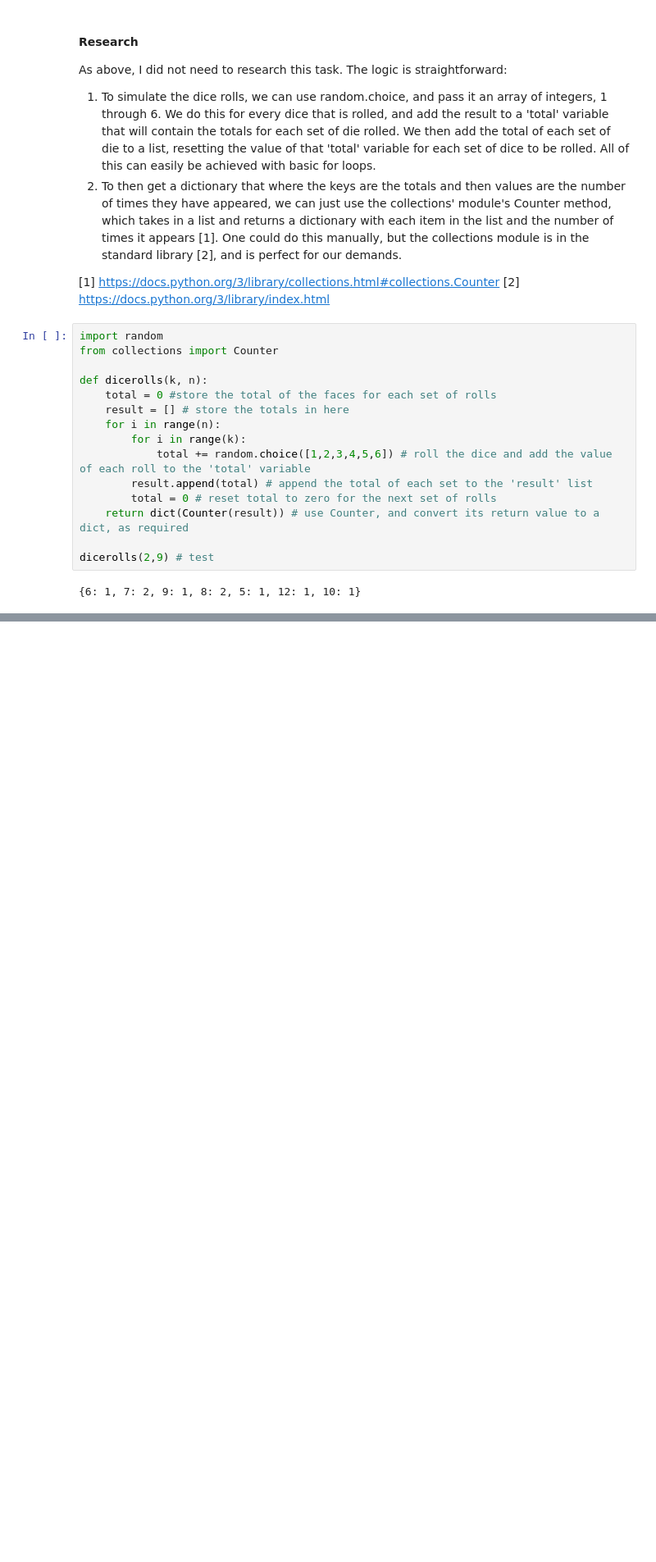
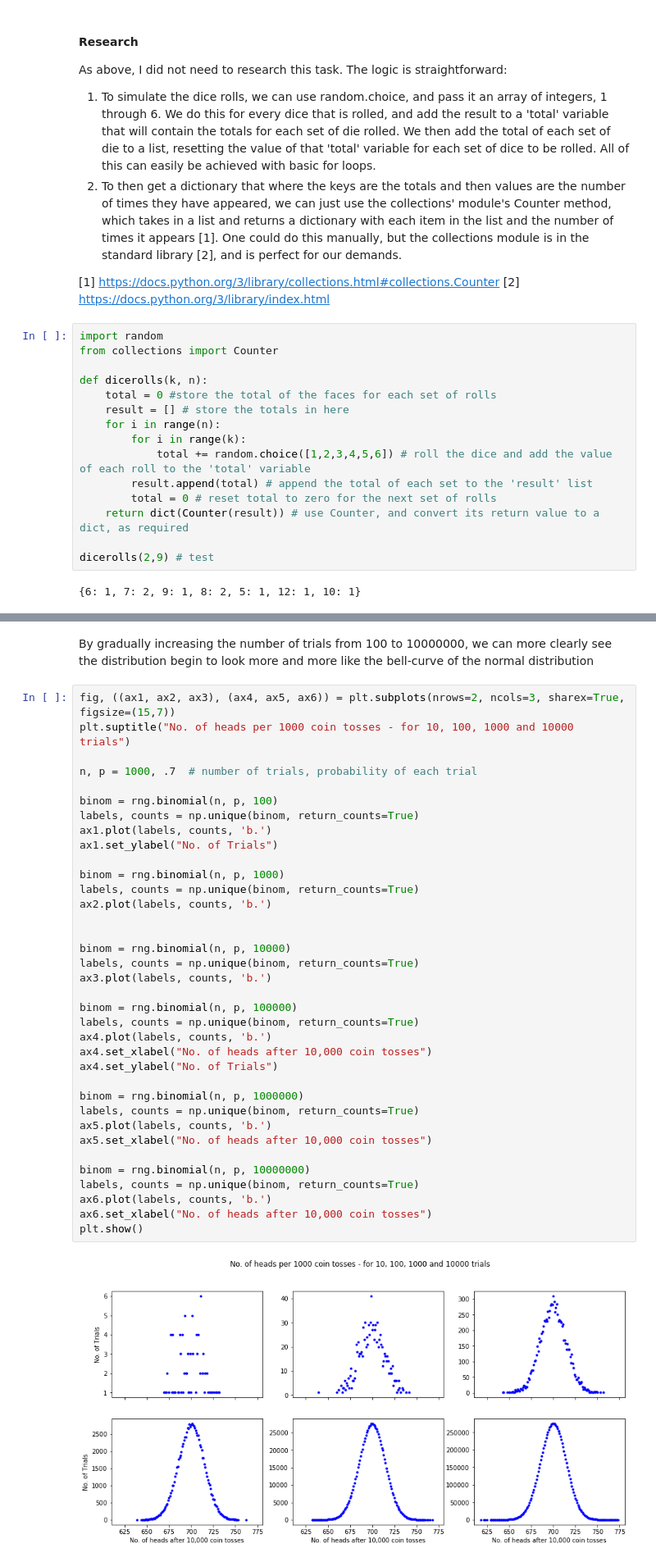
Before and after one commit to ashleycampion/GMIT_fundamentals_of_data_analysis_module, a Jupyter notebook: Tasks.ipynb, the cells around one changed output, grey strips where cells are left out. Shown at 82% size. Saved outputs shown, nothing was run; the diff lists cells and outputs as text; blank space fills up the shorter version.

```diff
--- a/Tasks.ipynb
+++ b/Tasks.ipynb
@@ -67,0 +138,40 @@ dicerolls(2,9) # test
+# %% [markdown]
+By gradually increasing the number of trials from 100 to 10000000, we can more clearly see the distribution begin to look more and more like the bell-curve of the normal distribution
+# %%
+fig, ((ax1, ax2, ax3), (ax4, ax5, ax6)) = plt.subplots(nrows=2, ncols=3, sharex=True, figsize=(15,7))
+plt.suptitle("No. of heads per 1000 coin tosses - for 10, 100, 1000 and 10000 trials")
+
+n, p = 1000, .7  # number of trials, probability of each trial
+
+binom = rng.binomial(n, p, 100)
+labels, counts = np.unique(binom, return_counts=True)
+ax1.plot(labels, counts, 'b.')
+ax1.set_ylabel("No. of Trials")
+
+binom = rng.binomial(n, p, 1000)
+labels, counts = np.unique(binom, return_counts=True)
+ax2.plot(labels, counts, 'b.')
+
+
+binom = rng.binomial(n, p, 10000)
+labels, counts = np.unique(binom, return_counts=True)
+ax3.plot(labels, counts, 'b.')
+
+binom = rng.binomial(n, p, 100000)
+labels, counts = np.unique(binom, return_counts=True)
+ax4.plot(labels, counts, 'b.')
+ax4.set_xlabel("No. of heads after 10,000 coin tosses")
+ax4.set_ylabel("No. of Trials")
+
+binom = rng.binomial(n, p, 1000000)
+labels, counts = np.unique(binom, return_counts=True)
+ax5.plot(labels, counts, 'b.')
+ax5.set_xlabel("No. of heads after 10,000 coin tosses")
+
+binom = rng.binomial(n, p, 10000000)
+labels, counts = np.unique(binom, return_counts=True)
+ax6.plot(labels, counts, 'b.')
+ax6.set_xlabel("No. of heads after 10,000 coin tosses")
+plt.show()
+# %% [output]
+[figure, added]
```
Also changed, not shown: parts of 4 cells of this notebook.
